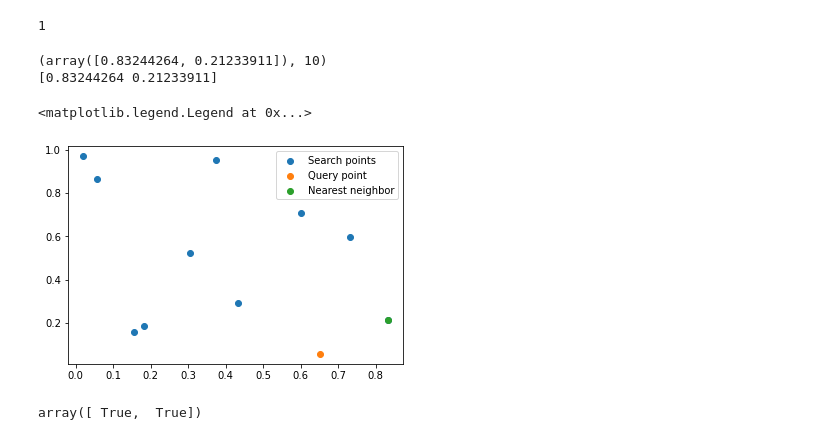
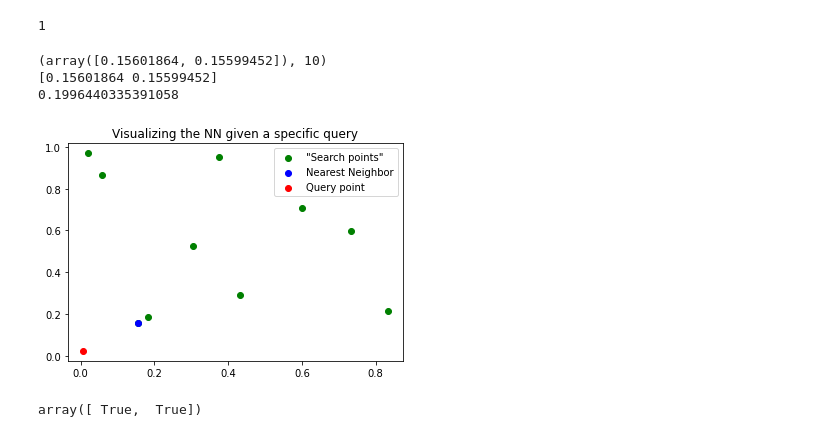
Before and after one commit to fdlci/FGMDA, a Jupyter notebook: test.ipynb, the cells around one changed output. Saved outputs shown, nothing was run; the diff lists cells and outputs as text; code cells hidden in the pictures.

Commit message:
changed defeatist search

```diff
--- a/test.ipynb
+++ b/test.ipynb
@@ -28,18 +29,16 @@ len(full_tree.right.left.left)
 # %%
 q = np.random.rand(2)
 true_nn = exact_nn_search(points, q)
 print(true_nn)
-result = search_pruning_clement(full_tree, q)[0]
+result, d = search_pruning(full_tree, q)
 print(result)
-plt.scatter(points[:,0], points[:,1], label = "Search points")
-plt.scatter(q[0], q[1], label = "Query point")
-plt.scatter(result[0], result[1], label = "Nearest neighbor")
-plt.legend()
+print(d)
+visualize_metric_nn(points, result, q)
 # %% [output]
-(array([0.83244264, 0.21233911]), 10)
-[0.83244264 0.21233911]
+(array([0.15601864, 0.15599452]), 10)
+[0.15601864 0.15599452]
+0.1996440335391058
-<matplotlib.legend.Legend at 0x...>
-[figure, old version]
+[figure, new version]
 # %%
 true_nn[0] == result
 # %% [output]
```
Also changed, not shown: parts of 3 cells of this notebook, 1 other file.
